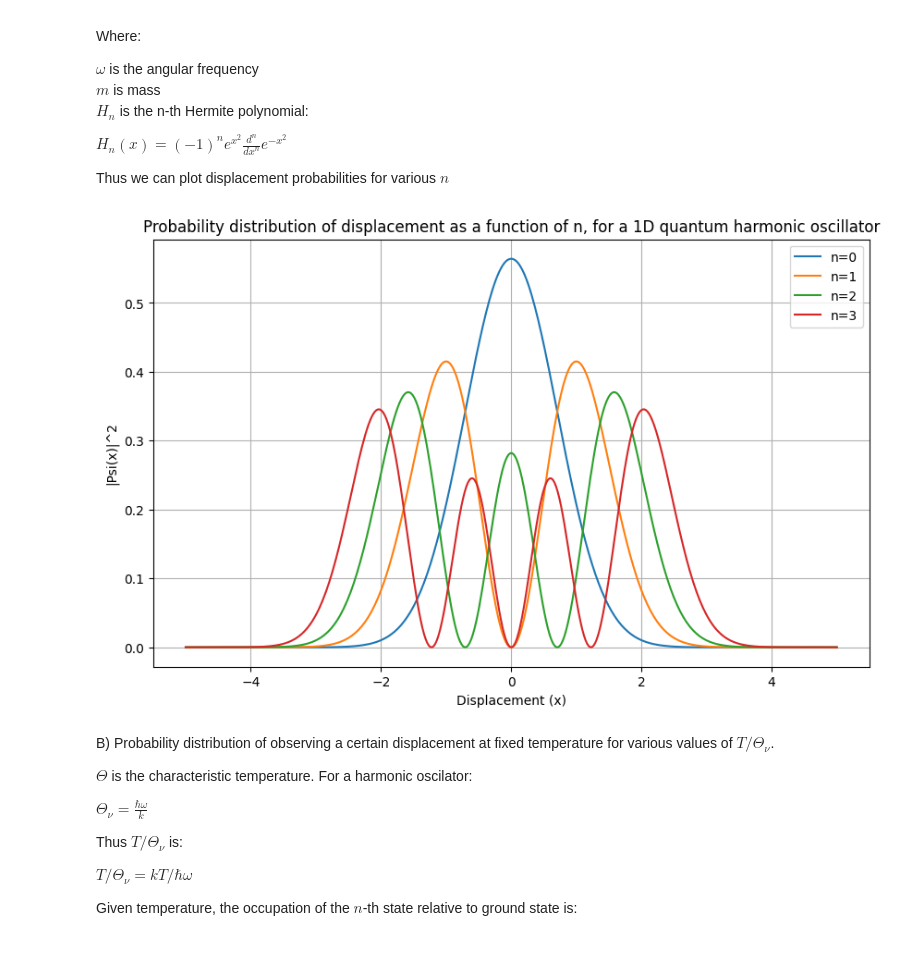
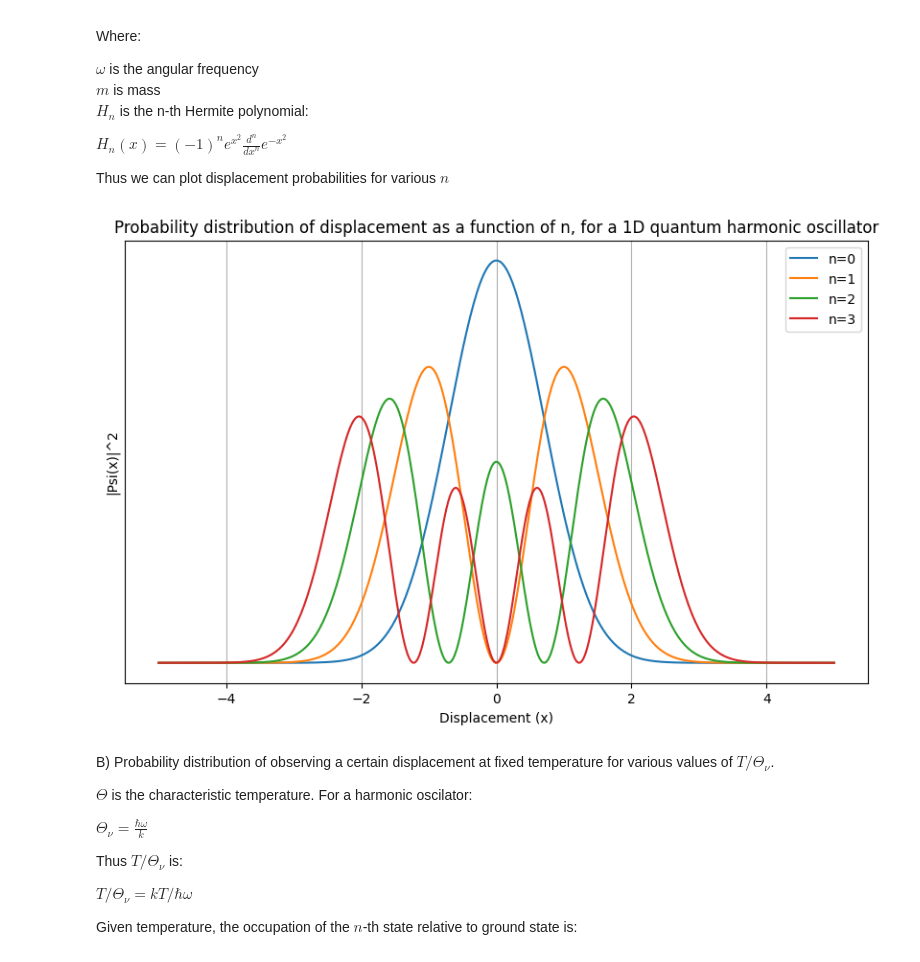
Before and after one commit to denny190/pchem_iv, a Jupyter notebook: l04_qm_harm_osc.ipynb, the cells around one changed output. Drawn from its saved outputs; the diff is of its cells as text; code cells hidden in the pictures.

```diff
--- a/l04_qm_harm_osc.ipynb
+++ b/l04_qm_harm_osc.ipynb
@@ -24,28 +23,29 @@ Thus we can plot displacement probabilities for various $n$
 # %%
 import numpy as np
 import matplotlib.pyplot as plt
 from scipy.special import hermite
 
 def calculate_wavefunction(n, x):
     '''Computing a wavefunction for a 1D quantum harmonic oscillator'''
     wavefunction = ((1 / (2**n * np.math.factorial(n)))**0.5 * (1/np.pi)**0.25) * np.exp(-x**2/2) * hermite(n)(x)
     return wavefunction
 
 
 x = np.linspace(-5, 5, 400)
 
 
 plt.figure(figsize=(10, 6))
 for n in [0, 1, 2, 3]:
     plt.plot(x, abs(calculate_wavefunction(n, x))**2, label=f"n={n}")
 
 plt.title('Probability distribution of displacement as a function of n, for a 1D quantum harmonic oscillator')
 plt.xlabel('Displacement (x)')
 plt.ylabel('|Psi(x)|^2')
+plt.yticks([])
 plt.legend()
 plt.grid(True)
 # %% [output]
-[figure, old version]
+[figure, new version]
 # %% [markdown]
 B) Probability distribution of observing a certain displacement at fixed temperature for various values of $T/\Theta_{\nu}$.
 
```
Also changed, not shown: parts of 2 cells of this notebook.
